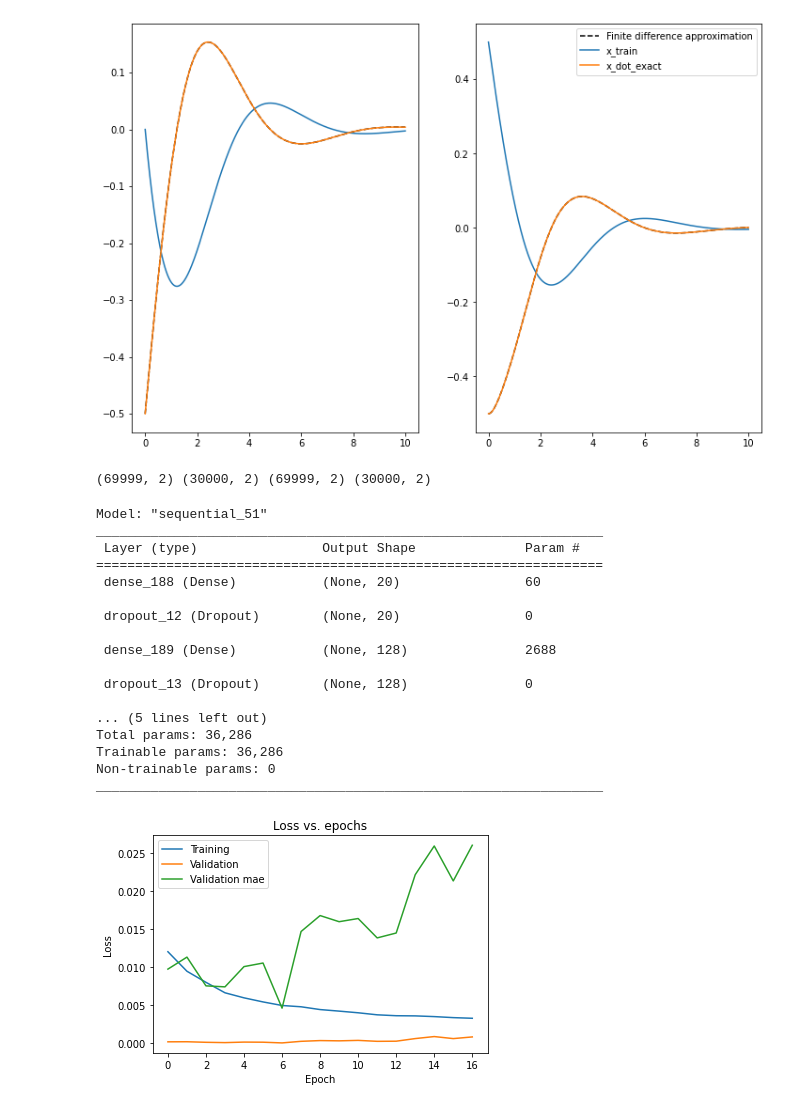
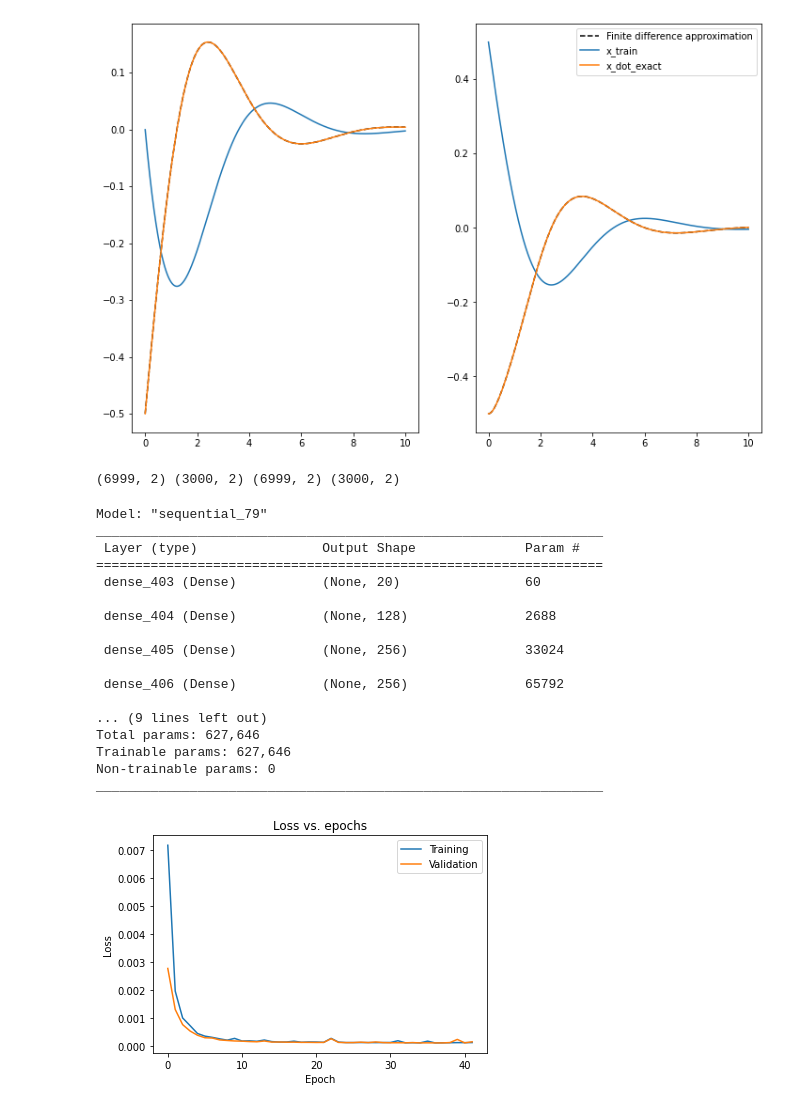
Before and after one commit to kyrxanthos/NN_dynamical_systems, a Jupyter notebook: Find_DS_3.ipynb, the cells around one changed output. Drawn from its saved outputs; the diff is of its cells as text; code cells hidden in the pictures.

```diff
--- a/Find_DS_3.ipynb
+++ b/Find_DS_3.ipynb
@@ -355,7 +355,7 @@ array([[0.04482736, 1.04482736],
 ### Again with MLP
 # %%
 # Generate measurement data
-dt = .0001
+dt = .001
 
 t_train = np.arange(0, 10, dt)
 x0_train = [0, 0.5]
@@ -448,7 +418,7 @@ plt.show()
 # %%
 from sklearn.model_selection import train_test_split
 
-X_train, X_test, y_train, y_test = train_test_split(x_train[1:], y, test_size=0.3, shuffle=False) #, random_state=100)
+X_train, X_test, y_train, y_test = train_test_split(x_train[1:], y, test_size=0.3, shuffle=True) #, random_state=100)
 print(X_train.shape, X_test.shape, y_train.shape, y_test.shape)
 # %% [output]
-(69999, 2) (30000, 2) (69999, 2) (30000, 2)
+(6999, 2) (3000, 2) (6999, 2) (3000, 2)
@@ -485,36 +425,70 @@ earlystopping = tf.keras.callbacks.EarlyStopping(monitor='val_mae', patience=10)
+# %%
+from tensorflow.keras.layers import Dropout
+from tensorflow.keras import regularizers
+l2_coeff = 1e-5
+rate = 0.5
+reg = regularizers.l2(l2_coeff)
+# reg = None
+act = 'relu'
+
+model = Sequential([
+    Dense(20, activation=act, input_dim=2, kernel_regularizer = reg),
+    # Dropout(rate),
+    Dense(128, activation=act, kernel_regularizer = reg),
+    # Dropout(rate),
+    Dense(256, activation=act, kernel_regularizer = reg),
+    # Dropout(rate),
+    Dense(256, activation=act, kernel_regularizer = reg),
+    Dense(512, activation=act, kernel_regularizer = reg),
+    Dense(512, activation=act, kernel_regularizer = reg),
+    Dense(256, activation=act, kernel_regularizer = reg),
+    # Dropout(rate),
+    # Dense(256, activation=act, kernel_regularizer = reg),
+    # Dense(256, activation=act, kernel_regularizer = reg),
+    # Dense(256, activation=act, kernel_regularizer = reg),
+    # Dense(256, activation=act, kernel_regularizer = reg),
+    # # Dropout(rate),
+    # Dense(256, activation=act, kernel_regularizer = reg),
+    # # Dropout(rate),
+    # Dense(256, activation=act, kernel_regularizer = reg),
+    Dense(2)
+])
+model.compile(optimizer='adam', loss='mse', metrics=['mae'])
+
+earlystopping = tf.keras.callbacks.EarlyStopping(monitor='val_mae', patience=10)
 # %%
 model.summary()
 # %% [output]
-Model: "sequential_51"
+Model: "sequential_79"
 _________________________________________________________________
  Layer (type)                Output Shape              Param #
 =================================================================
- dense_188 (Dense)           (None, 20)                60
+ dense_403 (Dense)           (None, 20)                60
 
- dropout_12 (Dropout)        (None, 20)                0
+ dense_404 (Dense)           (None, 128)               2688
 
- dense_189 (Dense)           (None, 128)               2688
+ dense_405 (Dense)           (None, 256)               33024
 
- dropout_13 (Dropout)        (None, 128)               0
+ dense_406 (Dense)           (None, 256)               65792
 
-... (5 lines left out)
-Total params: 36,286
-Trainable params: 36,286
+... (9 lines left out)
+Total params: 627,646
+Trainable params: 627,646
 Non-trainable params: 0
 _________________________________________________________________
 # %%
-history = model.fit(X_train,y_train, validation_data=(X_test, y_test), epochs=20, verbose=0, callbacks=[earlystopping])
+history = model.fit(X_train,y_train, validation_data=(X_test, y_test), epochs=50, verbose=0, callbacks=[earlystopping])
 # %%
 plt.plot(history.history['loss'])
 plt.plot(history.history['val_loss'])
-plt.plot(history.history['val_mae'])
+# plt.plot(history.history['val_mae'])
 plt.title('Loss vs. epochs')
 plt.ylabel('Loss')
 plt.xlabel('Epoch')
 plt.legend(['Training', 'Validation', 'Validation mae'])
 plt.show()
 # %% [output]
-[figure, old version]
+[figure, new version]
 # %%
 plt.figure(figsize=(15,7))
 plt.subplot(211)
```
Also changed, not shown: parts of 12 cells of this notebook, 53 other files.
